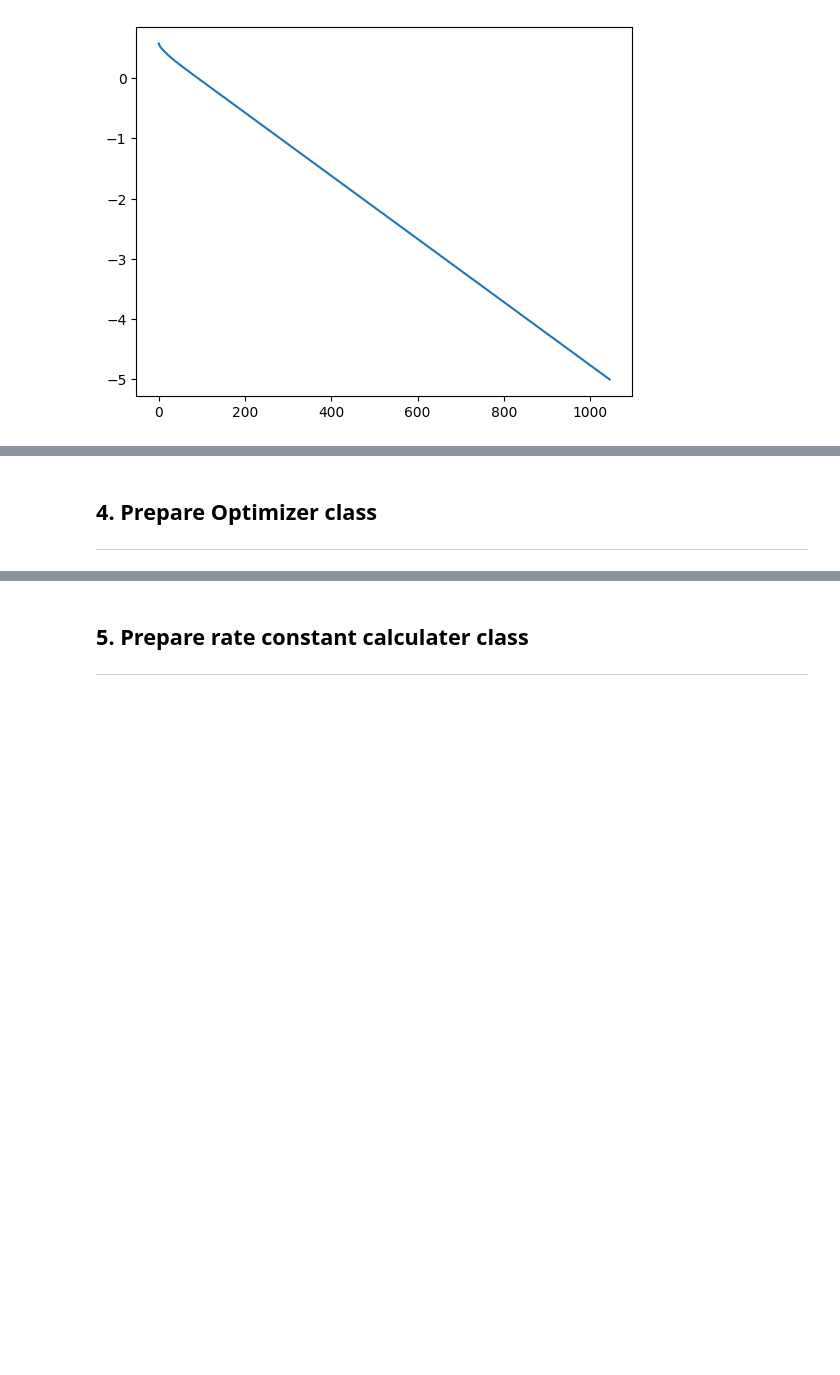
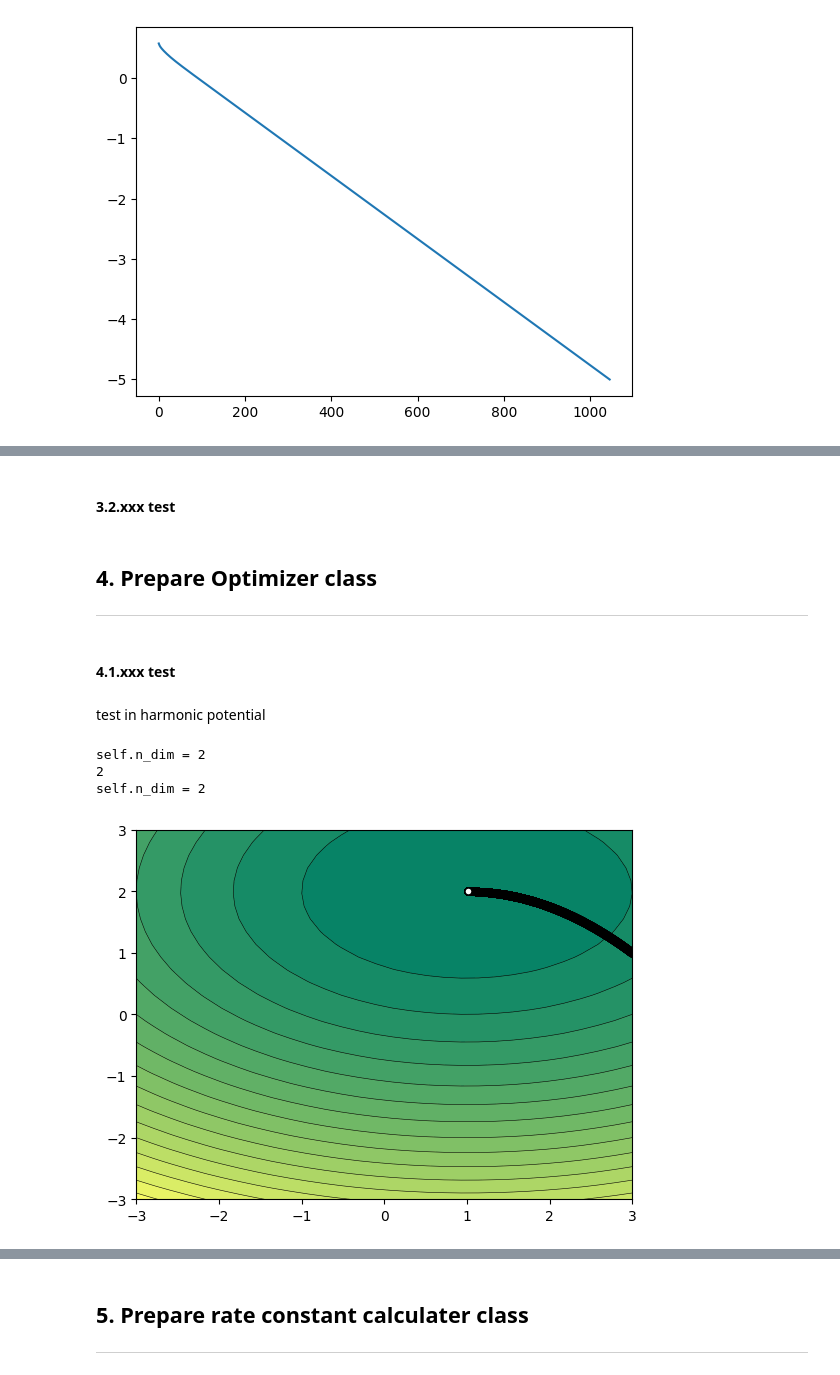
Before and after one commit to miyokawa1211/Introduction2Instanton, a Jupyter notebook: tito/golden_rule_instanton.ipynb, the cells around one changed output, grey strips where cells are left out. Drawn from its saved outputs; the diff is of its cells as text; code cells hidden in the pictures; blank space fills up the shorter version.

```diff
--- a/tito/golden_rule_instanton.ipynb
+++ b/tito/golden_rule_instanton.ipynb
@@ -270,7 +272,9 @@ class PESVisualizer :
 
         if points is not None :
 
-            assert np.shape( points )[1] == self.n_dim
+            #assert np.shape( points )[1] == self.n_dim
+            assert np.shape( points )[1] == self.n_dim or \
+                   np.shape( points )[1] == self.potentials[0].n_dim
 
         if len(self.vecs) == 1 :
 
@@ -306,7 +310,7 @@ class PESVisualizer :
         ys = np.linspace(self.lims[1][0], self.lims[1][1],  self.n_grid)
 
         x_mesh, y_mesh = np.meshgrid( xs, ys )
-        ene_meshes = [ np.reshape( [ potential.energy( (x,y) ) for x, y
+        ene_meshes = [ np.reshape( [ potential.energy( (self.vecs[0]*x + self.vecs[1]*y) ) for x, y
                        in zip(x_mesh.flatten(),
                               y_mesh.flatten())], x_mesh.shape )
                      for potential in self.potentials]
@@ -319,13 +323,17 @@ class PESVisualizer :
             mappable = ax.contourf(x_mesh, y_mesh, ene_mesh_masked,self.levels , cmap=cmaps[i%len(cmaps)])
             ax.contour(            x_mesh, y_mesh, ene_mesh_masked,self.levels ,colors="k", linewidths=0.4)
 
-        ## for crossing searm
+        ## for crossing seam
         ax.contour(x_mesh, y_mesh, idx_min_mesh, len(self.potentials), colors="k", linewidths=1.0, linestyles='-')
 
         ## plot given points
         if points is not None :
             points = np.array( points )
-            ax.scatter(points.T[0], points.T[1], s=25, alpha=1, edgecolors='k', c='white')
+            if points.shape[1] == 2 :
+                points_2d = points
+            elif points.shape[1] == self.potentials[0].n_dim :
+                points_2d = points@self.vecs.T
+            ax.scatter(points_2d.T[0], points_2d.T[1], s=25, alpha=1, edgecolors='k', c='white')
 
         plt.show()
         pass
@@ -638,3 +669,5 @@ self.n_dim = 2
+# %% [markdown]
+#### 3.2.xxx test
 # %% [markdown]
 ## 4. Prepare Optimizer class
 ---
@@ -640,0 +731,21 @@ self.n_dim = 2
+# %% [markdown]
+#### 4.1.xxx test
+# %% [markdown]
+test in harmonic potential
+# %%
+## prepare harmonic potential
+t_harm_pot = HarmonicPotential(hess=np.diag([1.0,2.0]), x0 = [1.0,2.0] )
+# Optimizer().optimize( t_harm_pot, x0 = [3.0,1.0], method="BFGS") ## not implement
+opt_out = Optimizer().optimize( t_harm_pot, x0 = [3.0,1.0], method="sd")
+
+# print( np.array( opt_out["xs_hist"] ) )
+# print( np.shape(opt_out["xs_hist"]) )
+# print( np.transpose([np.linspace(-0.2,0.2,10),np.linspace(-0.2,0.2,10)]).shape )
+
+print( PESVisualizer([t_harm_pot], [[-3,3],[-3,3]], vecs = np.eye(2)).n_dim )
+PESVisualizer([t_harm_pot], [[-3,3],[-3,3]], vecs = np.eye(2)).plot(opt_out["xs_hist"])
+# %% [output]
+self.n_dim = 2
+2
+self.n_dim = 2
+[figure, added]
```
Also changed, not shown: parts of 19 cells of this notebook.
